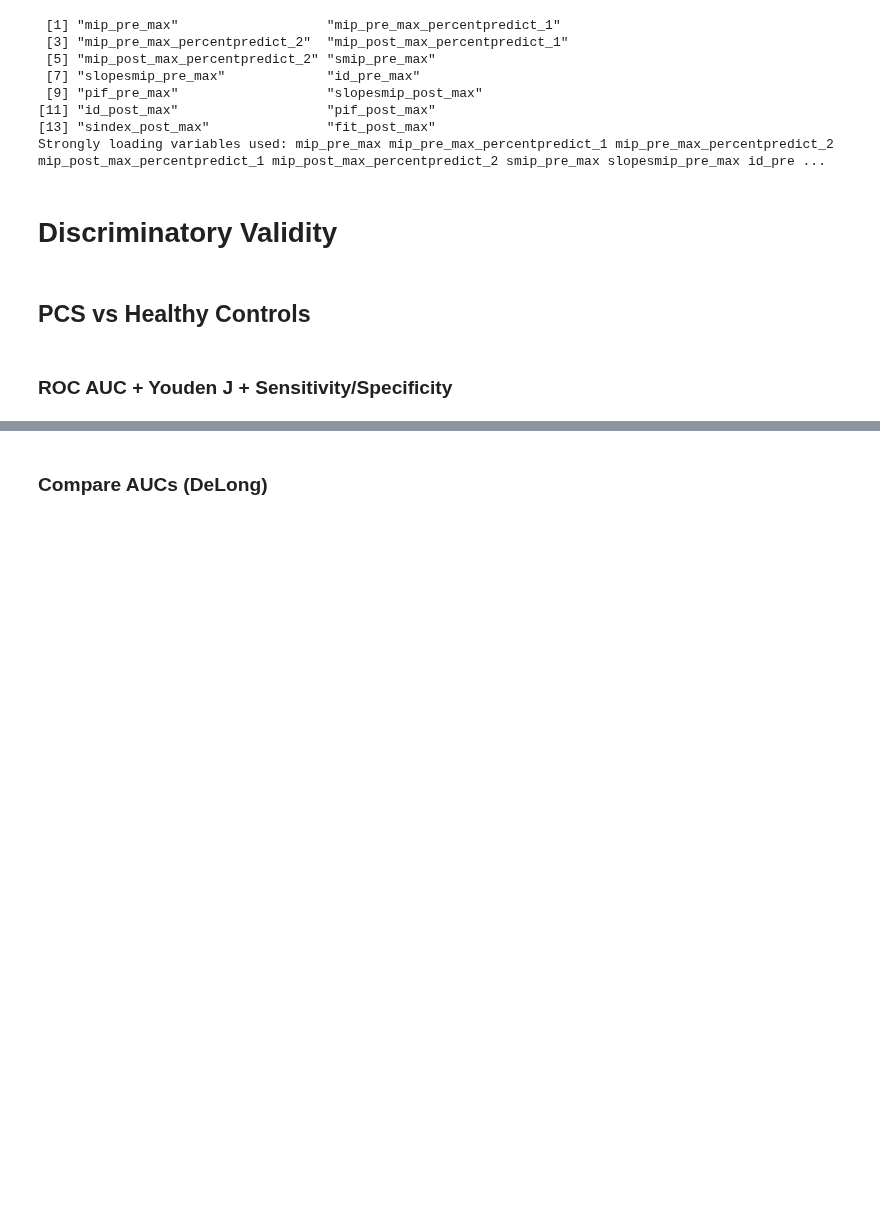
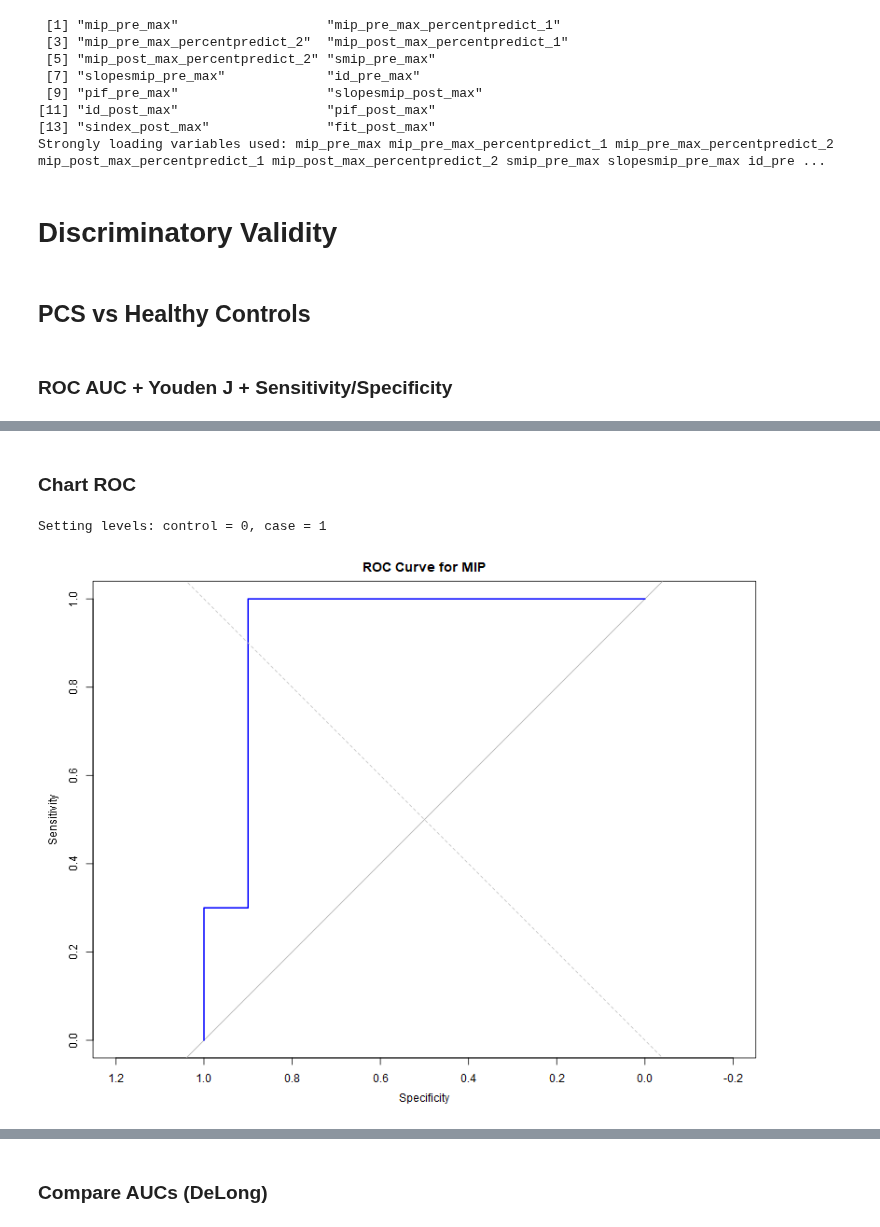
Before and after one commit to orthopedics20/longcovid, a Jupyter notebook: respiratory-indices.ipynb, the cells around one changed output, grey strips where cells are left out. Saved outputs shown, nothing was run; the diff lists cells and outputs as text; code cells hidden in the pictures; blank space fills up the shorter version.

```diff
--- a/respiratory-indices.ipynb
+++ b/respiratory-indices.ipynb
@@ -316,3 +352,14 @@ Warning messages:
 3: Missing values detected. NAs dropped.
 4: Missing values detected. NAs dropped.
 [1] "Saved to cs_roc_results.csv"
+# %% [markdown]
+### Chart ROC
+# %%
+# Example with one variable
+r <- roc(df_cs$covid_group, df_cs$mip_pre_max, direction = ">")
+
+plot(r, col = "blue", lwd = 2, main = "ROC Curve for MIP")
+abline(a = 0, b = 1, lty = 2, col = "gray")  # diagonal line
+# %% [output]
+Setting levels: control = 0, case = 1
+[figure, added]
```
Also changed, not shown: parts of 6 cells of this notebook, 27 other files.
